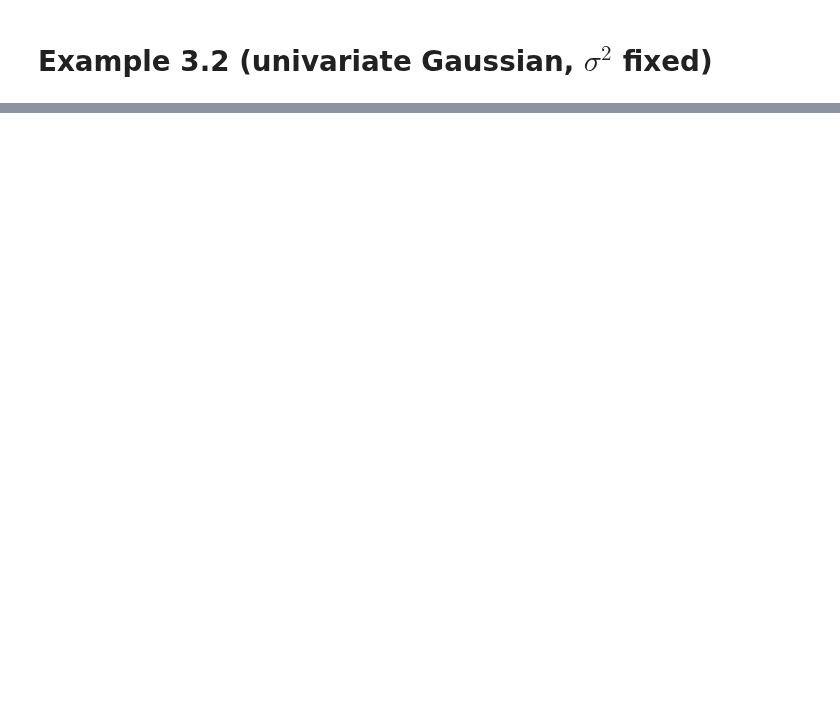
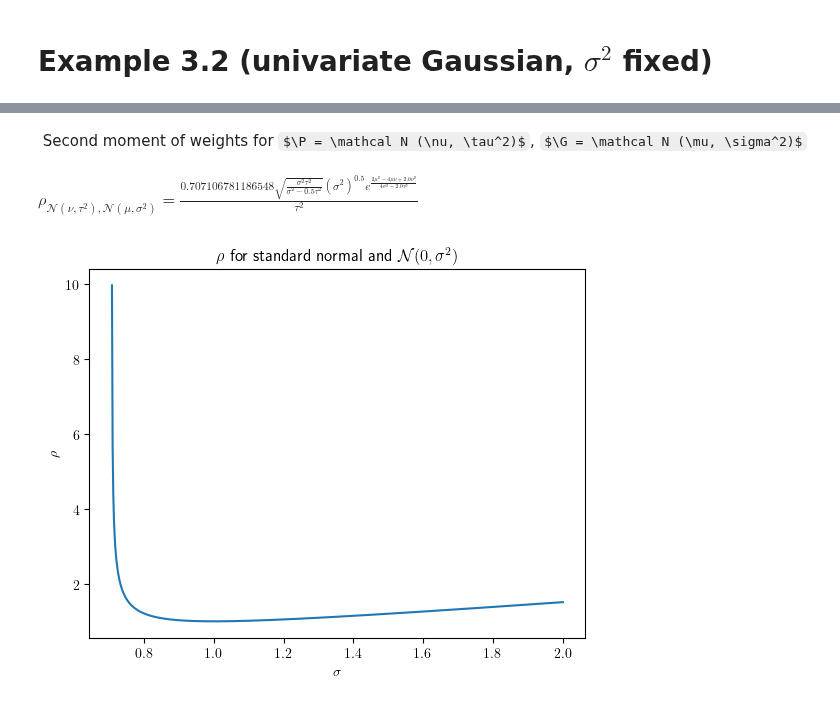
Before and after one commit to stefanheyder/dissertation, a Jupyter notebook: code/03_state_space_models.ipynb, the cells around one changed output, grey strips where cells are left out. Drawn from its saved outputs; the diff is of its cells as text; code cells hidden in the pictures; some formulas as TeX source; blank space fills up the shorter version.

```diff
--- a/code/03_state_space_models.ipynb
+++ b/code/03_state_space_models.ipynb
@@ -163,0 +235,33 @@ def ess(P, G, N, key):
+# %% [markdown]
+$\providecommand{\G}{\mathbf G}$
+Second moment of weights for $\P = \mathcal N (\nu, \tau^2)$, $\G = \mathcal N (\mu, \sigma^2)$
+# %%
+from sympy import integrate, oo, exp, sqrt, pi, symbols, log
+x, nu, mu, tau, sigma = symbols("x nu mu tau sigma")
+X = Normal("x", nu, tau)
+weights_exponent = -1/2 * (x - nu) ** 2 / tau ** 2 + 1/2 * (x - mu) ** 2 / sigma ** 2
+
+a,b,c = symbols("a b c")
+# int exp(-a x^2 + b x + c) dx
+exponential_integral = sqrt(pi / a) * exp(b**2/4/a +c)
+
+# second moment of weights under G, for P = N(nu, tau**2), G = N(mu, sigma**2)
+# int p^2/g
+rho_normal = exponential_integral.subs({
+    a: 1/ tau**2  - 1/2/sigma**2,
+    b: 2*nu/tau**2 - mu/sigma**2,
+    c: -nu ** 2/ tau ** 2 + mu ** 2 / sigma ** 2 / 2 - log(tau ** 2) - log(2 * pi) + 1/2 * log(sigma ** 2) + 1/2 * log(2 * pi)
+})
+show("\\rho_{\\mathcal N(\\nu, \\tau^2), \\mathcal N(\\mu, \\sigma^2)}", rho_normal.simplify())
+
+rho_normal_fun = lambdify((nu, tau, mu, sigma), rho_normal, "jax")
+sigs =  jnp.linspace(.1, 2, 1001)
+rhos = vmap(rho_normal_fun, (None, None, None, 0))(0., 1., 0.,sigs)
+plt.title("$\\rho$ for standard normal and $\\mathcal N (0, \\sigma^2)$")
+plt.plot(sigs, rhos)
+plt.ylabel("$\\rho$")
+plt.xlabel("$\\sigma$")
+plt.show()
+# %% [output]
+$\rho_{\mathcal N(\nu, \tau^2), \mathcal N(\mu, \sigma^2)} = \frac{0.707106781186548 \sqrt{\frac{\sigma^{2} \tau^{2}}{\sigma^{2} - 0.5 \tau^{2}}} \left(\sigma^{2}\right)^{0.5} e^{\frac{2 \mu^{2} - 4 \mu \nu + 2.0 \nu^{2}}{4 \sigma^{2} - 2.0 \tau^{2}}}}{\tau^{2}}$
+[figure, added]
```
Also changed, not shown: parts of 9 cells of this notebook, 4 other files.
